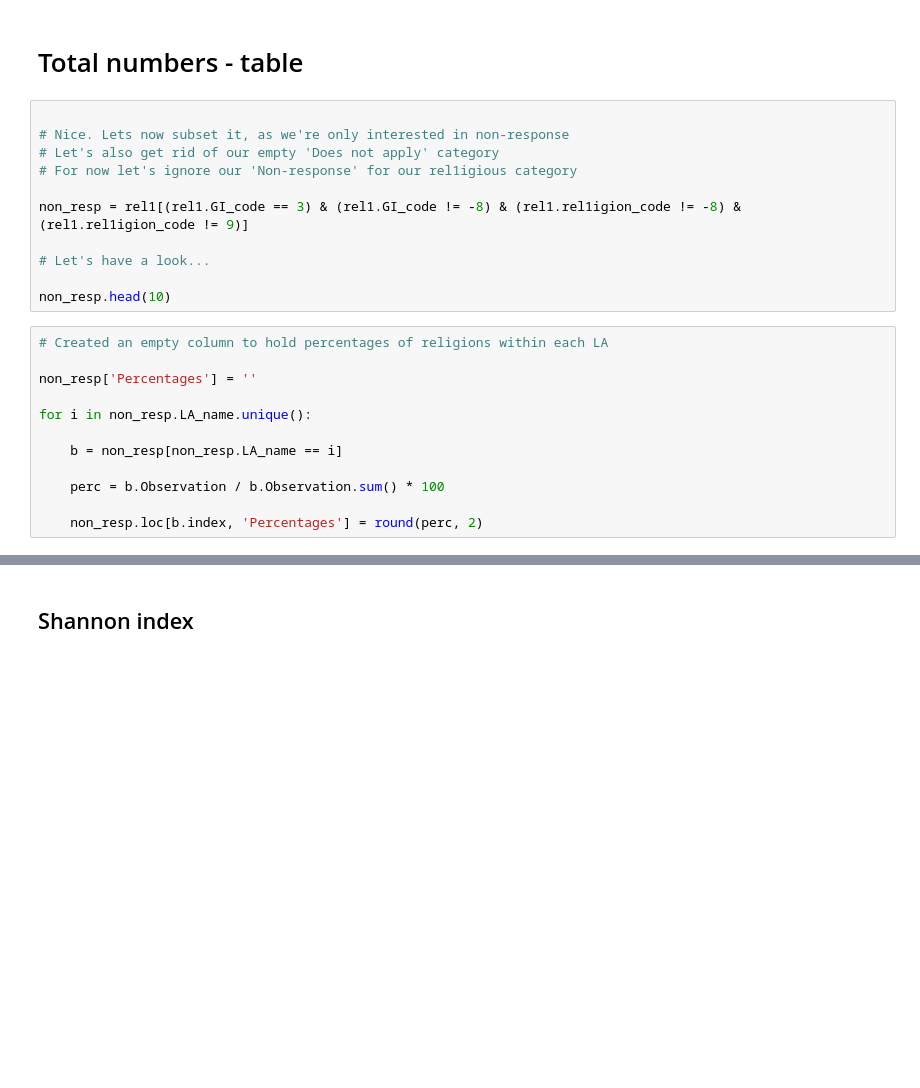
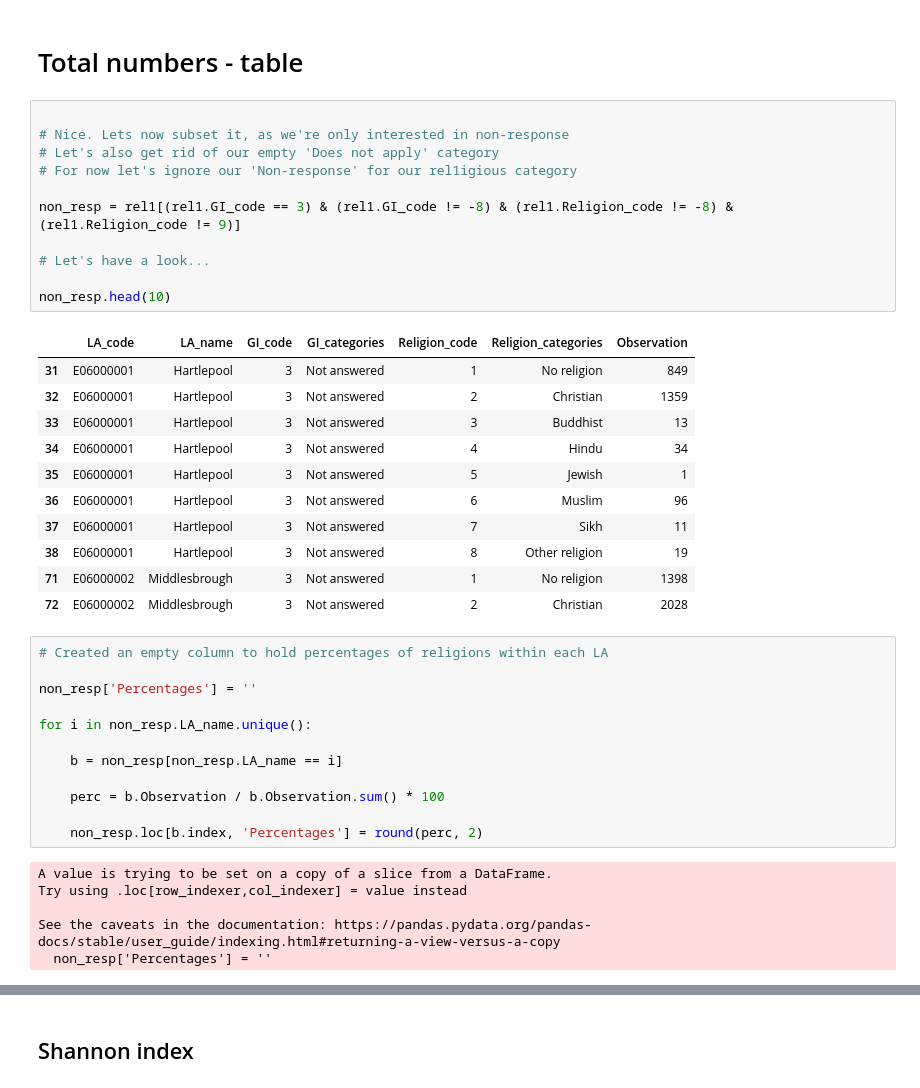
Before and after one commit to UKDataServiceOpen/InteractiveGender, a Jupyter notebook: Python/Non_response_GI.ipynb, the cells around one changed output, grey strips where cells are left out. Saved outputs shown, nothing was run; the diff lists cells and outputs as text; blank space fills up the shorter version.

```diff
--- a/Python/Non_response_GI.ipynb
+++ b/Python/Non_response_GI.ipynb
@@ -691,14 +990,26 @@ rel1.Religion_code.unique()
 # %%
 
 # Nice. Lets now subset it, as we're only interested in non-response
 # Let's also get rid of our empty 'Does not apply' category
 # For now let's ignore our 'Non-response' for our rel1igious category
 
-non_resp = rel1[(rel1.GI_code == 3) & (rel1.GI_code != -8) & (rel1.rel1igion_code != -8) & (rel1.rel1igion_code != 9)]
+non_resp = rel1[(rel1.GI_code == 3) & (rel1.GI_code != -8) & (rel1.Religion_code != -8) & (rel1.Religion_code != 9)]
 
 # Let's have a look...
 
 non_resp.head(10)
+# %% [output]
+|  | LA_code | LA_name | GI_code | GI_categories | Religion_code | Religion_categories | Observation |
+| 31 | E06000001 | Hartlepool | 3 | Not answered | 1 | No religion | 849 |
+| 32 | E06000001 | Hartlepool | 3 | Not answered | 2 | Christian | 1359 |
+| 33 | E06000001 | Hartlepool | 3 | Not answered | 3 | Buddhist | 13 |
+| 34 | E06000001 | Hartlepool | 3 | Not answered | 4 | Hindu | 34 |
+| 35 | E06000001 | Hartlepool | 3 | Not answered | 5 | Jewish | 1 |
+| 36 | E06000001 | Hartlepool | 3 | Not answered | 6 | Muslim | 96 |
+| 37 | E06000001 | Hartlepool | 3 | Not answered | 7 | Sikh | 11 |
+| 38 | E06000001 | Hartlepool | 3 | Not answered | 8 | Other religion | 19 |
+| 71 | E06000002 | Middlesbrough | 3 | Not answered | 1 | No religion | 1398 |
+| 72 | E06000002 | Middlesbrough | 3 | Not answered | 2 | Christian | 2028 |
 # %%
 # Created an empty column to hold percentages of religions within each LA
 
@@ -711,6 +1022,12 @@ for i in non_resp.LA_name.unique():
     perc = b.Observation / b.Observation.sum() * 100
 
     non_resp.loc[b.index, 'Percentages'] = round(perc, 2)
+# %% [output]
+A value is trying to be set on a copy of a slice from a DataFrame.
+Try using .loc[row_indexer,col_indexer] = value instead
+
+See the caveats in the documentation: https://pandas.pydata.org/pandas-docs/stable/user_guide/indexing.html#returning-a-view-versus-a-copy
+  non_resp['Percentages'] = ''
 # %%
 sorted_df = non_resp.sort_values(by = ["LA_name", "Percentages"], ascending = [True, False])
 
```
Also changed, not shown: parts of 90 cells of this notebook, 7 other files.
